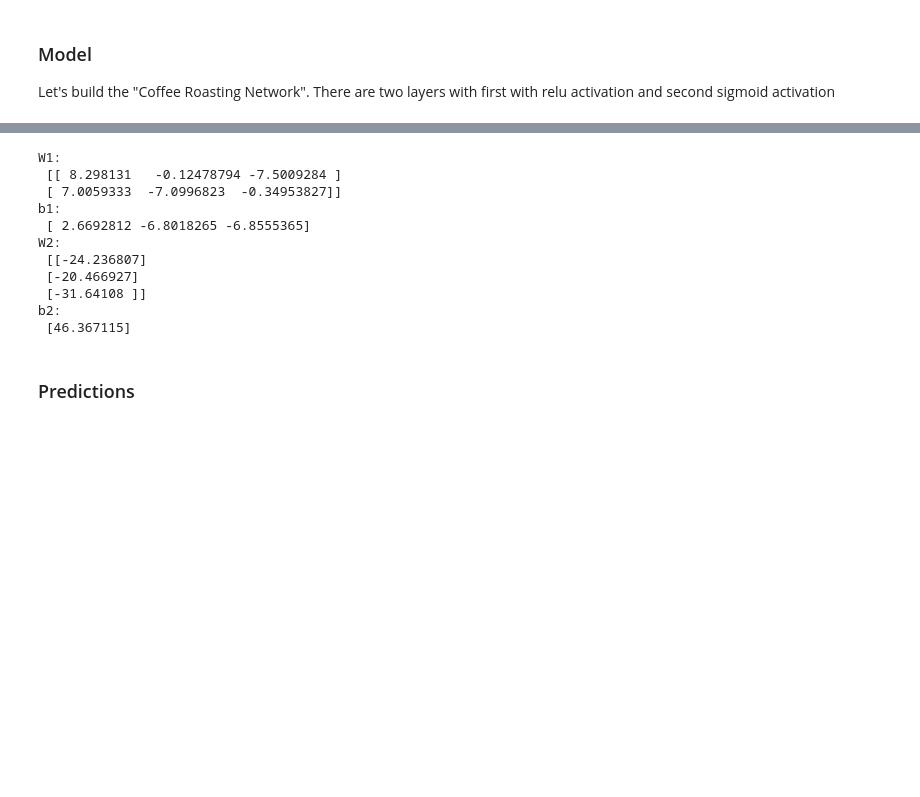
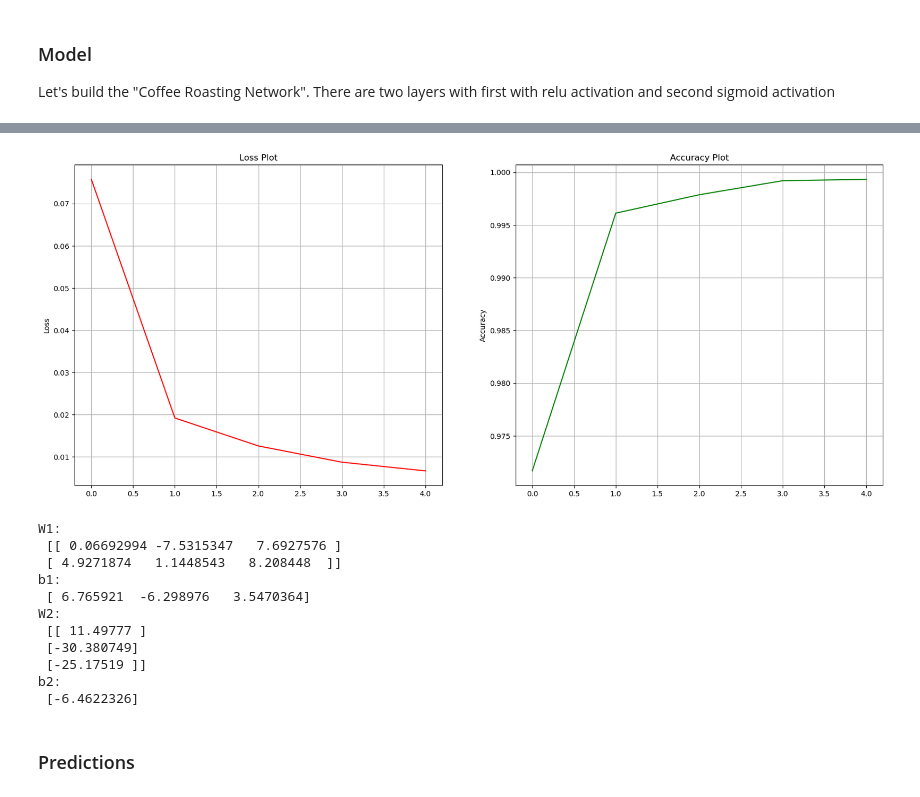
Before and after one commit to Abdulabin/Deep_Learning_Projects, a Jupyter notebook: Coffee_Roasting/CoffeeRoasting_DL.ipynb, the cells around one changed output, grey strips where cells are left out. Drawn from its saved outputs; the diff is of its cells as text; code cells hidden in the pictures; blank space fills up the shorter version.

```diff
--- a/Coffee_Roasting/CoffeeRoasting_DL.ipynb
+++ b/Coffee_Roasting/CoffeeRoasting_DL.ipynb
@@ -94,3 +93,8 @@ Yt= np.tile(Y,(1000,1))
 print(Xt.shape, Yt.shape)
 # %% [output]
 (200000, 2) (200000, 1)
+# %%
+from sklearn.model_selection import train_test_split
+X_train, X_test, y_train, y_test = train_test_split(Xt, Yt, test_size=0.2, random_state=42)
+print(X_train.shape)
+print(X_test.shape)
@@ -147,7 +154,8 @@ b2(1,): [0.]
 # %%
 model.compile(
     loss = tf.keras.losses.BinaryCrossentropy(),
-    optimizer = tf.keras.optimizers.Adam(learning_rate=0.02))
+    optimizer = tf.keras.optimizers.Adam(learning_rate=0.02),
+    metrics=["Accuracy"])
 
-model.fit(Xt,Yt,epochs=10)
+history = model.fit(X_train,y_train,epochs=5)
 # %% [output]
@@ -175,3 +172,18 @@ Epoch 10/10
+# %%
+plt.figure(figsize=(20,8))
+plt.subplot(1,2,1)
+plt.plot(history.history["loss"],color="r")
+plt.title("Loss Plot")
+plt.ylabel("Loss")
+plt.grid()
+plt.subplot(1,2,2)
+plt.plot(history.history["Accuracy"],color="g")
+plt.title("Accuracy Plot")
+plt.ylabel("Accuracy")
+plt.grid()
+plt.show()
+# %% [output]
+[figure, added]
 # %%
 W1, b1 = model.get_layer("layer1").get_weights()
 W2, b2 = model.get_layer("layer2").get_weights()
@@ -179,16 +191,16 @@ print("W1:\n", W1, "\nb1:\n", b1)
 print("W2:\n", W2, "\nb2:\n", b2)
 # %% [output]
 W1:
- [[ 8.298131   -0.12478794 -7.5009284 ]
- [ 7.0059333  -7.0996823  -0.34953827]]
+ [[ 0.06692994 -7.5315347   7.6927576 ]
+ [ 4.9271874   1.1448543   8.208448  ]]
 b1:
- [ 2.6692812 -6.8018265 -6.8555365]
+ [ 6.765921  -6.298976   3.5470364]
 W2:
- [[-24.236807]
- [-20.466927]
- [-31.64108 ]]
+ [[ 11.49777 ]
+ [-30.380749]
+ [-25.17519 ]]
 b2:
- [46.367115]
+ [-6.4622326]
 # %% [markdown]
 ### Predictions
 # %%
```
Also changed, not shown: parts of 12 cells of this notebook, 2 other files.
